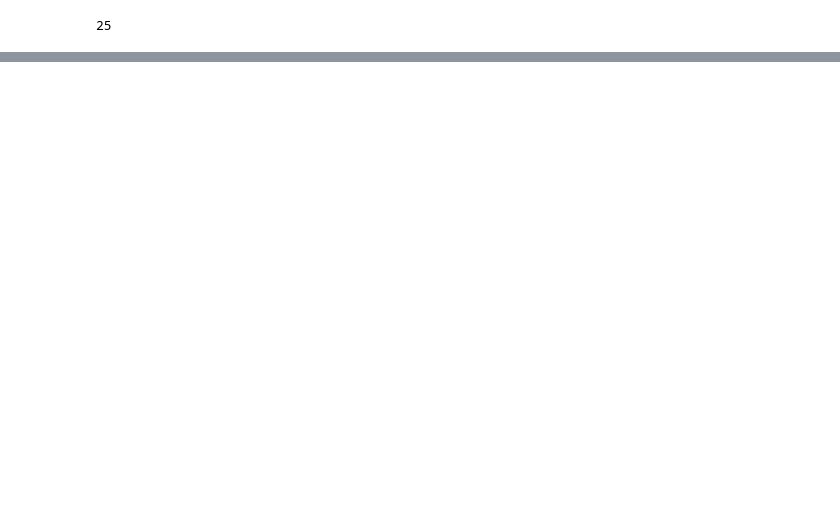
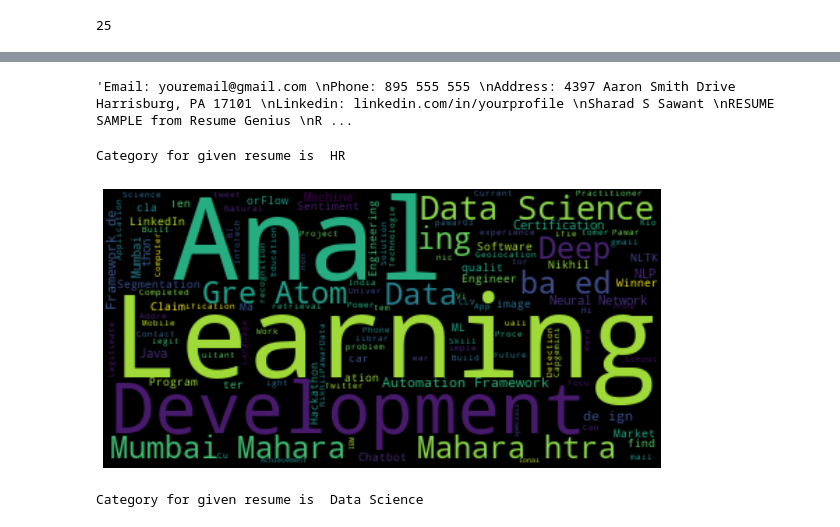
Before and after one commit to anajikadam17/Google-Colab, a Jupyter notebook: NLP/Resume_Screening_NLP.ipynb, the cells around one changed output, grey strips where cells are left out. Drawn from its saved outputs; the diff is of its cells as text; code cells hidden in the pictures; blank space fills up the shorter version.

```diff
--- a/NLP/Resume_Screening_NLP.ipynb
+++ b/NLP/Resume_Screening_NLP.ipynb
@@ -388,0 +478,71 @@ Category for given resume is  Data Science
+# %%
+tx = df['paragraphs'][4]
+tx = '\n'.join(tx)
+tx
+# %% [output]
+'Email: youremail@gmail.com \nPhone: 895 555 555 \nAddress: 4397 Aaron Smith Drive Harrisburg, PA 17101 \nLinkedin: linkedin.com/in/yourprofile \nSharad S Sawant \nRESUME SAMPLE from Resume Genius \nR ...
+# %%
+def cleanResume(resumeText):
+    resumeText = re.sub('httpS+s*', ' ', resumeText)       # remove URLs
+    resumeText = re.sub('RT|cc', ' ', resumeText)          # remove RT and cc
+    resumeText = re.sub('#S+', '', resumeText)             # remove hashtags
+    resumeText = re.sub('@S+', '  ', resumeText)           # remove mentions
+    resumeText = re.sub('[%s]' % re.escape("""!"#$%&'()*+,-./:;<=>?@[]^_`{|}~"""), ' ', resumeText)  # remove punctuations
+    resumeText = re.sub(r'[^x00-x7f]',r' ', resumeText)    # Replace non asciii characters
+    resumeText = re.sub('s+', ' ', resumeText)             # remove extra whitespace
+    return resumeText
+
+
+
+clean_resume = cleanResume(tx)
+tx_vector = word_vectorizer.transform([clean_resume])
+resume_pred_id = clf.predict(tx_vector)
+resume_category = category_classes[resume_pred_id[0]]
+print("Category for given resume is ",resume_category)
+# %% [output]
+Category for given resume is  HR
+# %%
+# Dump the file
+import pickle
+# pickle.dump(word_vectorizer, open("/content/drive/MyDrive/Colab/NLP/PDF/word_vectorizer.pkl", "wb"))
+
+
+# Testing phase
+vectorizer = pickle.load(open("/content/drive/MyDrive/Colab/NLP/PDF/word_vectorizer.pkl", 'rb'))
+
+# pickle.dump(clf, open("/content/drive/MyDrive/Colab/NLP/PDF/OneVsRestClassifier_model.pkl", "wb"))
+
+
+# Testing phase
+model = pickle.load(open("/content/drive/MyDrive/Colab/NLP/PDF/OneVsRestClassifier_model.pkl", 'rb'))
+# %%
+def cleanResume(resumeText):
+    resumeText = re.sub('httpS+s*', ' ', resumeText)       # remove URLs
+    resumeText = re.sub('RT|cc', ' ', resumeText)          # remove RT and cc
+    resumeText = re.sub('#S+', '', resumeText)             # remove hashtags
+    resumeText = re.sub('@S+', '  ', resumeText)           # remove mentions
+    resumeText = re.sub('[%s]' % re.escape("""!"#$%&'()*+,-./:;<=>?@[]^_`{|}~"""), ' ', resumeText)  # remove punctuations
+    resumeText = re.sub(r'[^x00-x7f]',r' ', resumeText)    # Replace non asciii characters
+    resumeText = re.sub('s+', ' ', resumeText)             # remove extra whitespace
+    return resumeText
+
+def WordCloudDrow(txx):
+  wc = WordCloud().generate(txx)
+  plt.figure(figsize=(10,10))
+  plt.imshow(wc, interpolation='bilinear')
+  plt.axis("off")
+  plt.show()
+
+tx = df['paragraphs'][1]
+tx = '\n'.join(tx)
+clean_resume = cleanResume(tx)
+
+WordCloudDrow(clean_resume)
+
+tx_vector = vectorizer.transform([clean_resume])
+resume_pred_id = model.predict(tx_vector)
+resume_category = category_classes[resume_pred_id[0]]
+print("Category for given resume is ",resume_category)
+# %% [output]
+[figure, added]
+Category for given resume is  Data Science
```
Also changed, not shown: parts of 16 cells of this notebook.
